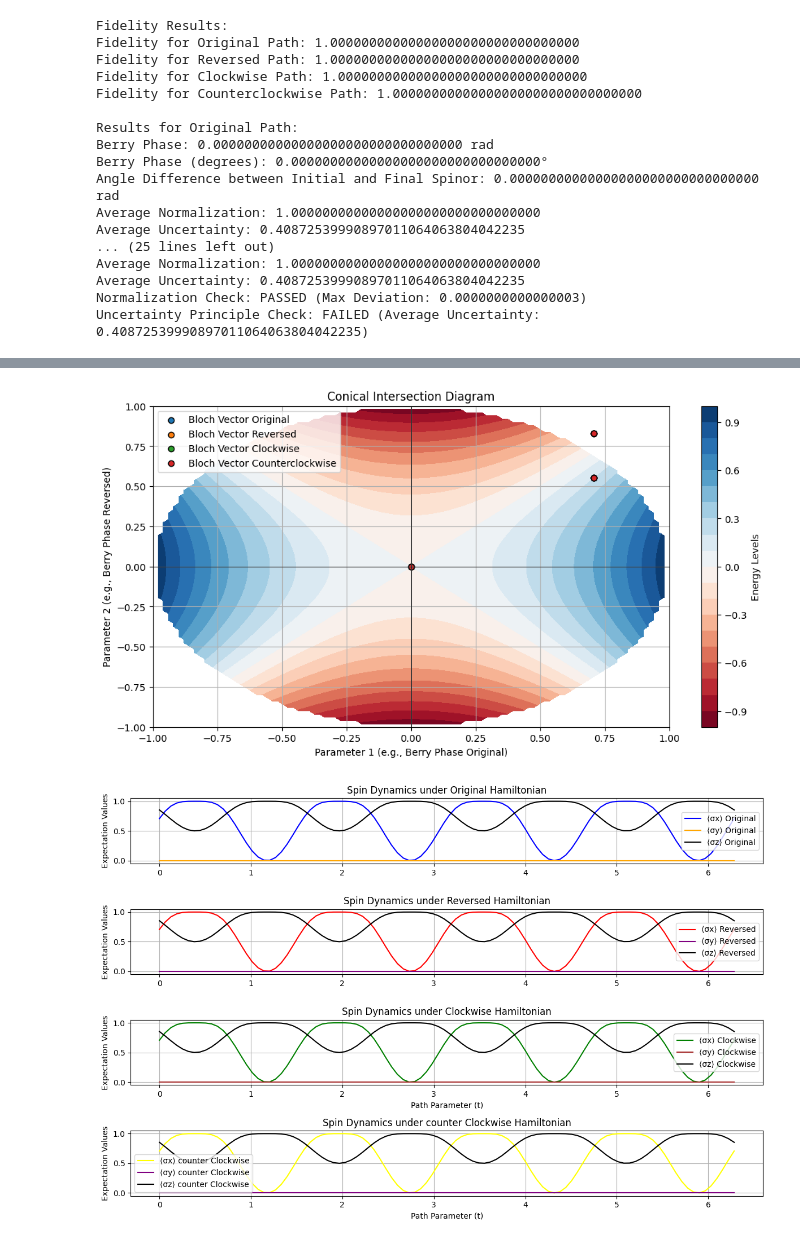
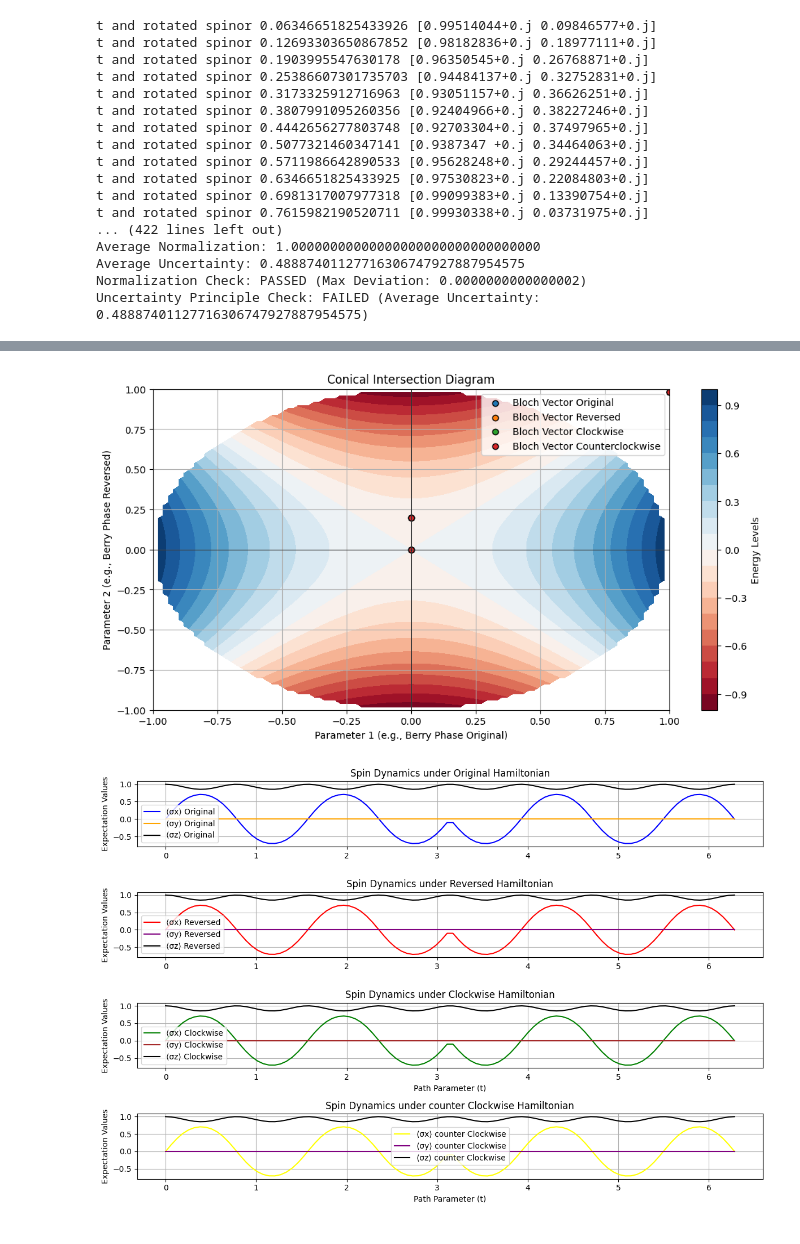
Before and after one commit to maher1719/patterns-in-prime-number, a Jupyter notebook: SpinorMaybeFinal.ipynb, the cells around one changed output, grey strips where cells are left out. Drawn from its saved outputs; the diff is of its cells as text; code cells hidden in the pictures.

```diff
--- a/SpinorMaybeFinal.ipynb
+++ b/SpinorMaybeFinal.ipynb
@@ -50,13 +50,15 @@ y_cntclk = np.sin(-2*t)
 z_cntclk = np.zeros_like(-t)  # Adding elevation to the z-axis for better visualization
 
 def simulate_path(x, y, z, dt, rotation_angle):
-    initial_spinor = spinor(np.pi/4, 0)  # 45-degree spinor
+    initial_spinor = spinor(0, 0)  # face spinor
     rotated_spinors = [initial_spinor]
     bloch_vectors = [bloch_vector(initial_spinor)]
+    #print("t = ",t)
     for i in range(1, len(t)):
         # Calculate a rotation angle that brings the spinor back to the original state
-        angle = rotation_angle * np.sin(4*t[i]) #if i < len(t) // 2 else -rotation_angle * np.sin(4*t[i])
+        angle = rotation_angle * np.sin(4*t[i]) if i < len(t) // 2 else -rotation_angle * np.sin(4*t[i])
         rotated_spinor = rotate_spinor(initial_spinor, angle)
+        print("t and rotated spinor",t[i],rotated_spinor)
         rotated_spinors.append(rotated_spinor)
         bloch_vectors.append(bloch_vector(rotated_spinor))
     return np.array(rotated_spinors), np.array(bloch_vectors)
@@ -413,49 +415,49 @@ add_defect_traces(fig_cntclk_defect, x_cntclk, y_cntclk, z_cntclk, np.array(bloc
 
 # Show the figures
 fig_orig_defect.show()
 fig_rev_defect.show()
 fig_clk_defect.show()
 fig_cntclk_defect.show()
 
 
 # Interpolating fidelity values
 path_deformation = np.linspace(0, 1, 100)
 fidelity_vals_orig = np.exp(-path_deformation * (1 - fidelity_orig))  # Example decay based on fidelity
 fidelity_vals_rev = np.exp(-path_deformation * (1 - fidelity_rev))
 fidelity_vals_clk = np.exp(-path_deformation * (1 - fidelity_clk))
 fidelity_vals_cntclk = np.exp(-path_deformation * (1 - fidelity_cntclk))
 
 # Plotting the fidelity decay
 plt.figure(figsize=(12, 6))
 plt.plot(path_deformation, fidelity_vals_orig, label='Fidelity Original', color='blue')
 plt.plot(path_deformation, fidelity_vals_rev, label='Fidelity Reversed', color='red')
 plt.plot(path_deformation, fidelity_vals_clk, label='Fidelity Clockwise', color='green')
 plt.plot(path_deformation, fidelity_vals_cntclk, label='Fidelity Counterclockwise', color='orange')
 plt.title('Fidelity vs. Path Deformation')
 plt.xlabel('Path Deformation')
 plt.ylabel('Fidelity')
 plt.legend()
 plt.grid()
 plt.show()
 # %% [output]
-Fidelity Results:
-Fidelity for Original Path: 1.00000000000000000000000000000000
-Fidelity for Reversed Path: 1.00000000000000000000000000000000
-Fidelity for Clockwise Path: 1.00000000000000000000000000000000
-Fidelity for Counterclockwise Path: 1.00000000000000000000000000000000
-
-Results for Original Path:
-Berry Phase: 0.00000000000000000000000000000000 rad
-Berry Phase (degrees): 0.00000000000000000000000000000000°
-Angle Difference between Initial and Final Spinor: 0.00000000000000000000000000000000 rad
+t and rotated spinor 0.06346651825433926 [0.99514044+0.j 0.09846577+0.j]
+t and rotated spinor 0.12693303650867852 [0.98182836+0.j 0.18977111+0.j]
+t and rotated spinor 0.1903995547630178 [0.96350545+0.j 0.26768871+0.j]
+t and rotated spinor 0.25386607301735703 [0.94484137+0.j 0.32752831+0.j]
+t and rotated spinor 0.3173325912716963 [0.93051157+0.j 0.36626251+0.j]
+t and rotated spinor 0.3807991095260356 [0.92404966+0.j 0.38227246+0.j]
+t and rotated spinor 0.4442656277803748 [0.92703304+0.j 0.37497965+0.j]
+t and rotated spinor 0.5077321460347141 [0.9387347 +0.j 0.34464063+0.j]
+t and rotated spinor 0.5711986642890533 [0.95628248+0.j 0.29244457+0.j]
+t and rotated spinor 0.6346651825433925 [0.97530823+0.j 0.22084803+0.j]
+t and rotated spinor 0.6981317007977318 [0.99099383+0.j 0.13390754+0.j]
+t and rotated spinor 0.7615982190520711 [0.99930338+0.j 0.03731975+0.j]
+... (422 lines left out)
 Average Normalization: 1.00000000000000000000000000000000
-Average Uncertainty: 0.40872539990897011064063804042235
-... (25 lines left out)
-Average Normalization: 1.00000000000000000000000000000000
-Average Uncertainty: 0.40872539990897011064063804042235
-Normalization Check: PASSED (Max Deviation: 0.0000000000000003)
-Uncertainty Principle Check: FAILED (Average Uncertainty: 0.40872539990897011064063804042235)
+Average Uncertainty: 0.48887401127716306747927887954575
+Normalization Check: PASSED (Max Deviation: 0.0000000000000002)
+Uncertainty Principle Check: FAILED (Average Uncertainty: 0.48887401127716306747927887954575)
 [figure]
-[figure, old version]
+[figure, new version]
-[figure, old version]
+[figure, new version]
 [figure]
```
Also changed, not shown: parts of 12 cells of this notebook, 3 other files.
